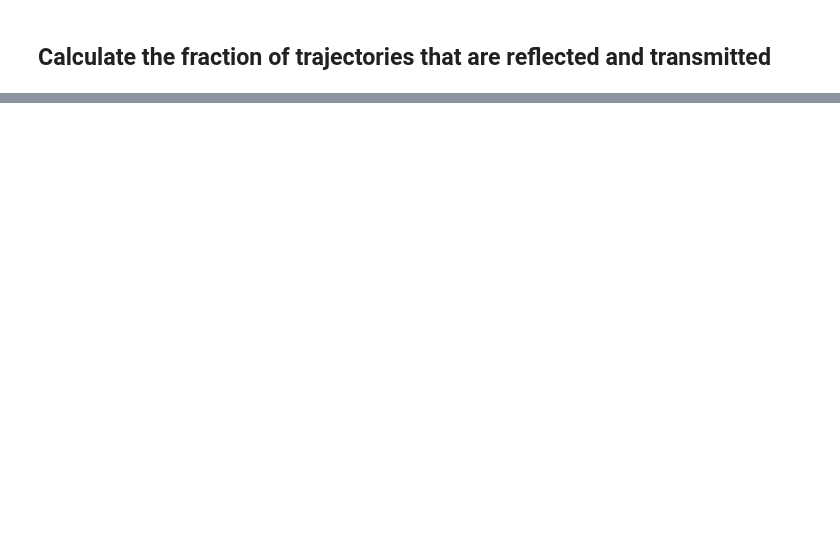
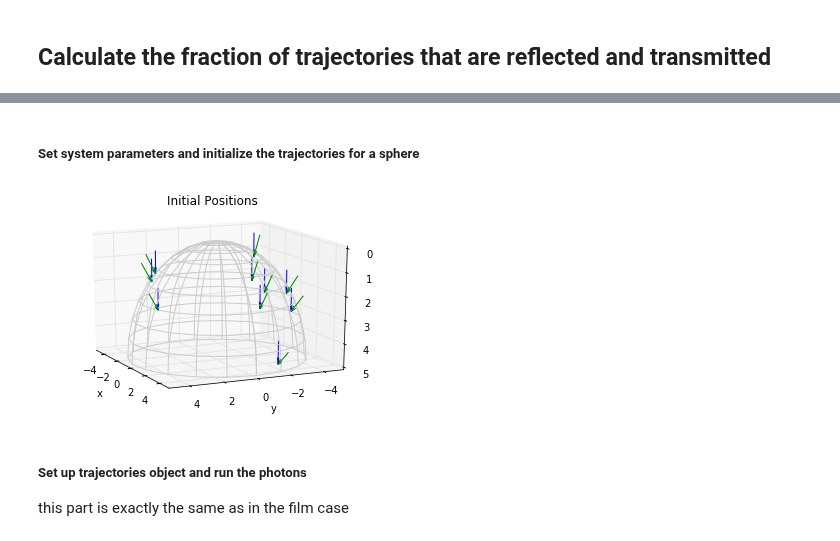
Before and after one commit to manoharan-lab/structural-color, a Jupyter notebook: montecarlo_tutorial.ipynb, the cells around one changed output, grey strips where cells are left out. Saved outputs shown, nothing was run; the diff lists cells and outputs as text; code cells hidden in the pictures; blank space fills up the shorter version.

```diff
--- a/montecarlo_tutorial.ipynb
+++ b/montecarlo_tutorial.ipynb
@@ -117,0 +203,29 @@ The reflected fraction decreases with the addition of an absorber as expected.
+# %% [markdown]
+##### Set system parameters and initialize the trajectories for a sphere
+# %%
+# Properties of system
+ntrajectories = 10                     # number of trajectories
+nevents = 10                           # number of scattering events in each trajectory
+wavelen = sc.Quantity('600 nm')
+radius = sc.Quantity('0.125 um')
+assembly_radius = sc.Quantity('5 um')
+volume_fraction = sc.Quantity(0.5, '')
+n_particle = sc.Quantity(1.54, '')      # refractive indices can be specified as pint quantities or
+n_matrix = ri.n('vacuum', wavelen)      # called from the refractive_index module. n_matrix is the
+n_medium = ri.n('vacuum', wavelen)      # space within sample. n_medium is outside the sample.
+n_sample = ri.n_eff(n_particle, n_matrix, volume_fraction)
+
+#%%timeit
+# Calculate the phase function and scattering and absorption coefficients from the single scattering model
+# (this absorption coefficient is of the scatterer, not of an absorber added to the system)
+p, mu_scat, mu_abs = mc.calc_scat(radius, n_particle, n_sample, volume_fraction, wavelen)
+
+# Initialize the trajectories for a sphere
+# set plot_initial to True to see the initial positions of trajectories. The default value of plot_initial is False
+r0, k0, W0 = mc.initialize_sphere(nevents, ntrajectories, n_medium, n_sample,
+                                  assembly_radius, plot_initial = True)
+# %% [output]
+[figure, added]
+# %% [markdown]
+##### Set up trajectories object and run the photons
+this part is exactly the same as in the film case
```
Also changed, not shown: parts of 19 cells of this notebook, 10 other files.
